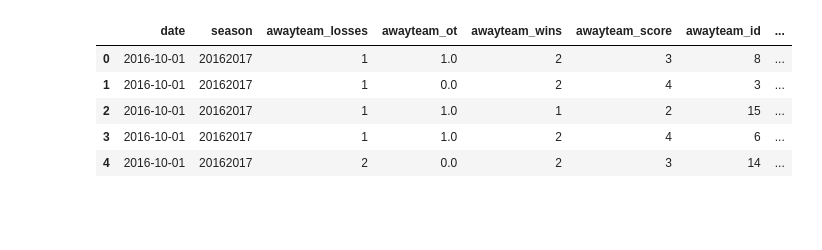
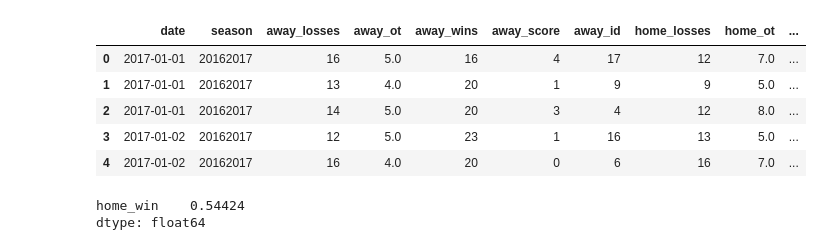
Before and after one commit to FrischWaugh/NHL_Prediction, a Jupyter notebook: notebooks/02_data_manip.ipynb, the cells around one changed output. Cells and saved outputs as stored; diff of their text form; code cells hidden in the pictures; blank space fills up the shorter version.

```diff
--- a/notebooks/02_data_manip.ipynb
+++ b/notebooks/02_data_manip.ipynb
@@ -15,7 +31,22 @@ gamesdf.head()
 # %%
 columns = ['date','season', 'teams.away.leagueRecord.losses', 'teams.away.leagueRecord.ot','teams.away.leagueRecord.wins', 'teams.away.score', 'teams.away.team.id', 'teams.home.leagueRecord.losses', 'teams.home.leagueRecord.ot', 'teams.home.leagueRecord.wins', 'teams.home.score', 'teams.home.team.id']
 
-col_names = ['date','season', 'awayteam_losses', 'awayteam_ot', 'awayteam_wins', 'awayteam_score', 'awayteam_id', 'hometeam_losses', 'hometeam_ot', 'hometeam_wins', 'hometeam_score', 'hometeam_id']
+col_names = ['date','season', 'away_losses', 'away_ot', 'away_wins', 'away_score', 'away_id', 'home_losses', 'home_ot', 'home_wins', 'home_score', 'hometeam_id']
 
-gamesdf_slim = gamesdf[columns]
-gamesdf_slim.columns = col_names
+games = gamesdf[columns]
+games.columns = col_names
+
+games['away_gp'] = games['away_ot'] + games['away_wins'] + games['away_losses']
+games['home_gp'] = games['home_ot'] + games['home_wins'] + games['home_losses']
+
+games['away_points'] = games['away_ot'] + (games['away_wins']*2)
+games['home_points'] = games['home_ot'] + (games['home_wins']*2)
+
+games['away_ppg'] = games['away_points'] / games['away_gp']
+games['home_ppg'] = games['home_points'] / games['home_gp']
+
+games['home_vs_away_points_diffppg'] = games['home_ppg'] - games['away_ppg']
+
+games['home_win'] = (games['home_score'] - games['away_score']> 0).astype('int')
+
+games.dropna(subset = ['home_vs_away_points_diffppg'], inplace = True)
@@ -22,9 +71,9 @@ gamesdf_slim.columns = col_names
 # %%
-gamesdf_slim.head()
+games.head()
 # %% [output]
-|  | date | season | awayteam_losses | awayteam_ot | awayteam_wins | awayteam_score | awayteam_id | ... |
-| 0 | 2016-10-01 | 20162017 | 1 | 1.0 | 2 | 3 | 8 | ... |
-| 1 | 2016-10-01 | 20162017 | 1 | 0.0 | 2 | 4 | 3 | ... |
-| 2 | 2016-10-01 | 20162017 | 1 | 1.0 | 1 | 2 | 15 | ... |
-| 3 | 2016-10-01 | 20162017 | 1 | 1.0 | 2 | 4 | 6 | ... |
-| 4 | 2016-10-01 | 20162017 | 2 | 0.0 | 2 | 3 | 14 | ... |
+|  | date | season | away_losses | away_ot | away_wins | away_score | away_id | home_losses | home_ot | ... |
+| 0 | 2017-01-01 | 20162017 | 16 | 5.0 | 16 | 4 | 17 | 12 | 7.0 | ... |
+| 1 | 2017-01-01 | 20162017 | 13 | 4.0 | 20 | 1 | 9 | 9 | 5.0 | ... |
+| 2 | 2017-01-01 | 20162017 | 14 | 5.0 | 20 | 3 | 4 | 12 | 8.0 | ... |
+| 3 | 2017-01-02 | 20162017 | 12 | 5.0 | 23 | 1 | 16 | 13 | 5.0 | ... |
+| 4 | 2017-01-02 | 20162017 | 16 | 4.0 | 20 | 0 | 6 | 16 | 7.0 | ... |
@@ -30,0 +85,6 @@ gamesdf_slim.head()
+# %%
+# pour connaitre notre benchmark
+Y.mean()
+# %% [output]
+home_win    0.54424
+dtype: float64
```
Also changed, not shown: parts of 12 cells of this notebook, 2 other files.
